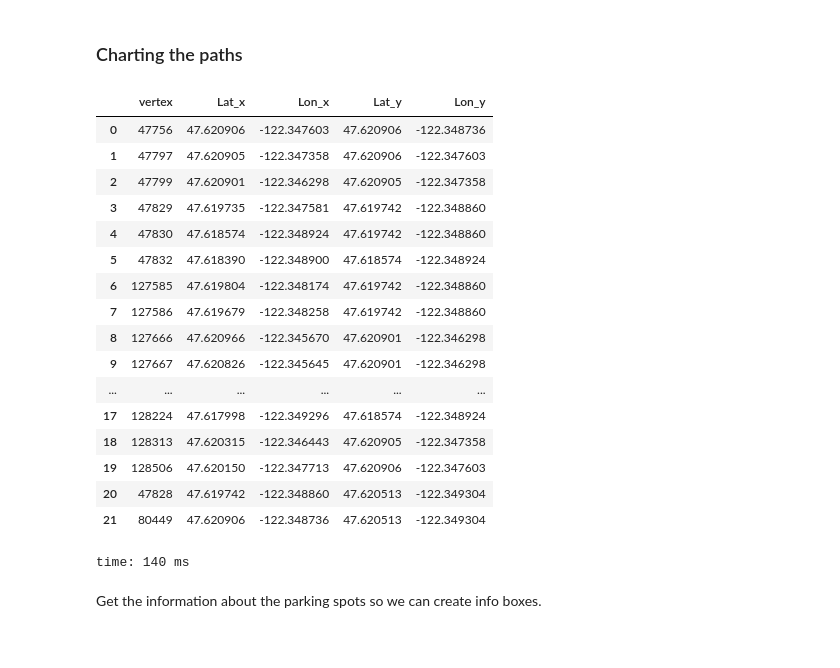
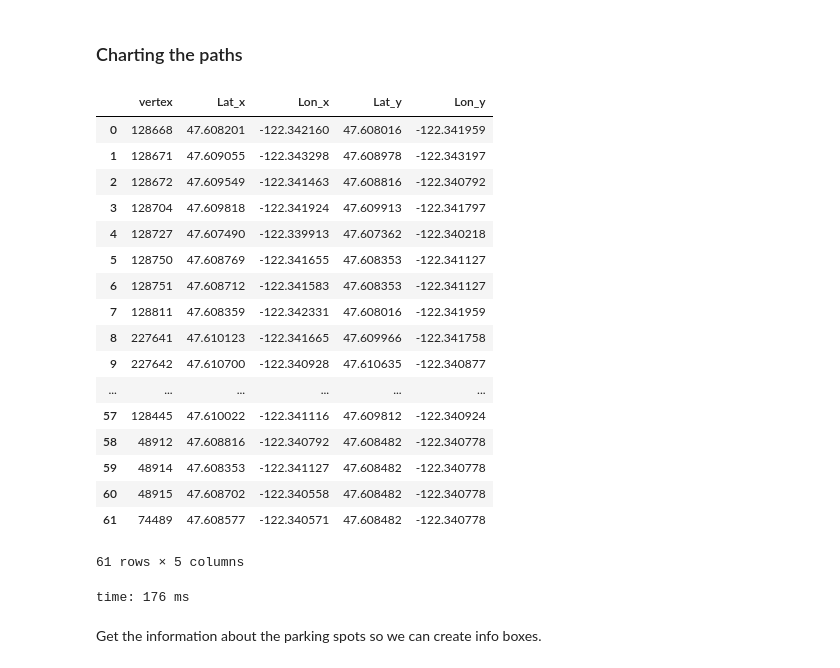
Before and after one commit to drabastomek/rapids-notebooks, a Jupyter notebook: codes/rapids_seattleParking_parkingNodes.ipynb, the cells around one changed output. Drawn from its saved outputs; the diff is of its cells as text; code cells hidden in the pictures.

```diff
--- a/codes/rapids_seattleParking_parkingNodes.ipynb
+++ b/codes/rapids_seattleParking_parkingNodes.ipynb
@@ -246,22 +292,0 @@ time: 728 ms
-# %%
-for loc in parking_locations:
-    nodeId = nodeId + 1
-
-    ### calculate the distances to the road intersections
-    road_nodes['Lon_REF'] = loc['longitude']
-    road_nodes['Lat_REF'] = loc['latitude']
-    road_nodes['Distance'] = cuspatial.haversine_distance(
-          road_nodes['Lon']
-        , road_nodes['Lat']
-        , road_nodes['Lon_REF']
-        , road_nodes['Lat_REF']) * 0.621371 * 5280 # distance in feet as cuspatial returns kilometers
-
-    nearest = road_nodes.nsmallest(3, 'Distance') # connect to the nearest 3 intersections
-    nearest['node2'] = nodeId
-    nearest = nearest[['NodeID', 'node2', 'Distance']].rename({'NodeID': 'node1', 'Distance': 'LENGTH'})
-    road_graph_data = cudf.concat([road_graph_data, nearest]) ## append to the road_graph_data DataFrame
-
-    ### add the parking node with its own unique NodeID
-    rec = {'NodeID': nodeId, 'Lon': loc['longitude'], 'Lat': loc['latitude'], 'SourceElementKey': loc['SourceElementKey']}
-    parking_locations_tmp = cudf.DataFrame(rec)
-    parking_locations_nodes = cudf.concat([parking_locations_nodes, parking_locations_tmp])
@@ -284,10 +301,4 @@ Now we can find the nearest intersections from the Space Needle!
 # %%
-road_nodes = (
-    cudf
-    .concat([road_nodes[['NodeID', 'Lon', 'Lat']], parking_locations_nodes])
-    .reset_index(drop=True)
-)
-
 road_nodes['Lon_REF'] = location.longitude
 road_nodes['Lat_REF'] = location.latitude
 
@@ -300,13 +311,14 @@ road_nodes['Distance'] = cuspatial.haversine_distance(
 space_needle_to_nearest_intersection = road_nodes.nsmallest(5, 'Distance') ### Space Needle is surrounded by around 5 road intersections hence we add 5
 space_needle_to_nearest_intersection_dist = space_needle_to_nearest_intersection['Distance'].to_array()[0]
 
-space_needle_to_nearest_intersection['node1'] = nodeId + 1
+space_needle_to_nearest_intersection['node1'] = nodeId + 2
 space_needle_to_nearest_intersection = (
     space_needle_to_nearest_intersection
     .rename({'NodeID': 'node2', 'Distance': 'LENGTH'})
     [['node1', 'node2', 'LENGTH']]
 )
-road_graph_data = cudf.concat([space_needle_to_nearest_intersection, road_graph_data])
+
+road_graph_data = cudf.concat([space_needle_to_nearest_intersection, added_location_edges, road_graph_data])
 space_needle_to_nearest_intersection ### SHOW THE EDGES
 # %% [output]
 |  | node1 | node2 | LENGTH |
@@ -334,9 +346,9 @@ time: 4.15 ms
 # %% [markdown]
 Now we can use the `.sssp(...)` method from `cugraph` to find the shortest distances to parking spots from the Space Needle!
 # %%
-all_distances = cugraph.sssp(g, nodeId + 1)
-distances = all_distances.query('vertex > @parking_nodes_idx and vertex < @nodeId + 1 and distance < 1000')
-
+all_distances = cugraph.sssp(g, nodeId + 2)
+distances = all_distances.query('vertex > @parking_nodes_idx and distance < 1000')
+# all_distances.query('distance < 1000')
 distances
 # %% [output]
 |  | vertex | distance | predecessor |
@@ -359,7 +373,7 @@ time: 174 ms
 `cugraph` returns a DataFrame with vertex, distance to that vertex, and the total distance traveled to that vertex from the `nodeId + 1` node -- the Space Needle. Here, we unfold the full path.
 # %%
 # unfold -- create the whole path
-closest_node = nodeId + 1
+closest_node = nodeId + 2
 parking_cnt = distances['vertex'].count()
 
 for i in range(parking_cnt):
@@ -399,40 +415,43 @@ time: 1.14 s
 # %%
 paths['vertex'] = paths['vertex'].astype('int64')
 paths['predecessor'] = paths['predecessor'].astype('int64')
 paths = paths.drop_duplicates()
 
 ### process the data so we get the Lat/Lon back for both src and dest
 ### then move to host
 paths_host = (
     paths
     .rename({'vertex': 'NodeID'})
     .merge(road_nodes[['NodeID', 'Lat', 'Lon']], on='NodeID', how='left')
     .rename({'NodeID': 'vertex', 'predecessor': 'NodeID'})
     .merge(road_nodes[['NodeID', 'Lat', 'Lon']], on='NodeID', how='left')
     .fillna({'Lat_y': location.latitude, 'Lon_y': location.longitude})
     [['vertex', 'Lat_x', 'Lon_x', 'Lat_y', 'Lon_y']]
-    .query('vertex < @nodeId + 1')
+    .query('vertex != @nodeId + 2')
     .to_pandas()
 )
+
+paths_host
 # %% [output]
 |  | vertex | Lat_x | Lon_x | Lat_y | Lon_y |
-| 0 | 47756 | 47.620906 | -122.347603 | 47.620906 | -122.348736 |
-| 1 | 47797 | 47.620905 | -122.347358 | 47.620906 | -122.347603 |
-| 2 | 47799 | 47.620901 | -122.346298 | 47.620905 | -122.347358 |
-| 3 | 47829 | 47.619735 | -122.347581 | 47.619742 | -122.348860 |
-| 4 | 47830 | 47.618574 | -122.348924 | 47.619742 | -122.348860 |
-| 5 | 47832 | 47.618390 | -122.348900 | 47.618574 | -122.348924 |
-| 6 | 127585 | 47.619804 | -122.348174 | 47.619742 | -122.348860 |
-| 7 | 127586 | 47.619679 | -122.348258 | 47.619742 | -122.348860 |
-| 8 | 127666 | 47.620966 | -122.345670 | 47.620901 | -122.346298 |
-| 9 | 127667 | 47.620826 | -122.345645 | 47.620901 | -122.346298 |
+| 0 | 128668 | 47.608201 | -122.342160 | 47.608016 | -122.341959 |
+| 1 | 128671 | 47.609055 | -122.343298 | 47.608978 | -122.343197 |
+| 2 | 128672 | 47.609549 | -122.341463 | 47.608816 | -122.340792 |
+| 3 | 128704 | 47.609818 | -122.341924 | 47.609913 | -122.341797 |
+| 4 | 128727 | 47.607490 | -122.339913 | 47.607362 | -122.340218 |
+| 5 | 128750 | 47.608769 | -122.341655 | 47.608353 | -122.341127 |
+| 6 | 128751 | 47.608712 | -122.341583 | 47.608353 | -122.341127 |
+| 7 | 128811 | 47.608359 | -122.342331 | 47.608016 | -122.341959 |
+| 8 | 227641 | 47.610123 | -122.341665 | 47.609966 | -122.341758 |
+| 9 | 227642 | 47.610700 | -122.340928 | 47.610635 | -122.340877 |
 | ... | ... | ... | ... | ... | ... |
-| 17 | 128224 | 47.617998 | -122.349296 | 47.618574 | -122.348924 |
-| 18 | 128313 | 47.620315 | -122.346443 | 47.620905 | -122.347358 |
-| 19 | 128506 | 47.620150 | -122.347713 | 47.620906 | -122.347603 |
-| 20 | 47828 | 47.619742 | -122.348860 | 47.620513 | -122.349304 |
-| 21 | 80449 | 47.620906 | -122.348736 | 47.620513 | -122.349304 |
+| 57 | 128445 | 47.610022 | -122.341116 | 47.609812 | -122.340924 |
+| 58 | 48912 | 47.608816 | -122.340792 | 47.608482 | -122.340778 |
+| 59 | 48914 | 47.608353 | -122.341127 | 47.608482 | -122.340778 |
+| 60 | 48915 | 47.608702 | -122.340558 | 47.608482 | -122.340778 |
+| 61 | 74489 | 47.608577 | -122.340571 | 47.608482 | -122.340778 |
-time: 140 ms
+61 rows × 5 columns
+time: 176 ms
 # %% [markdown]
 Get the information about the parking spots so we can create info boxes.
 # %%
```
Also changed, not shown: parts of 33 cells of this notebook.
